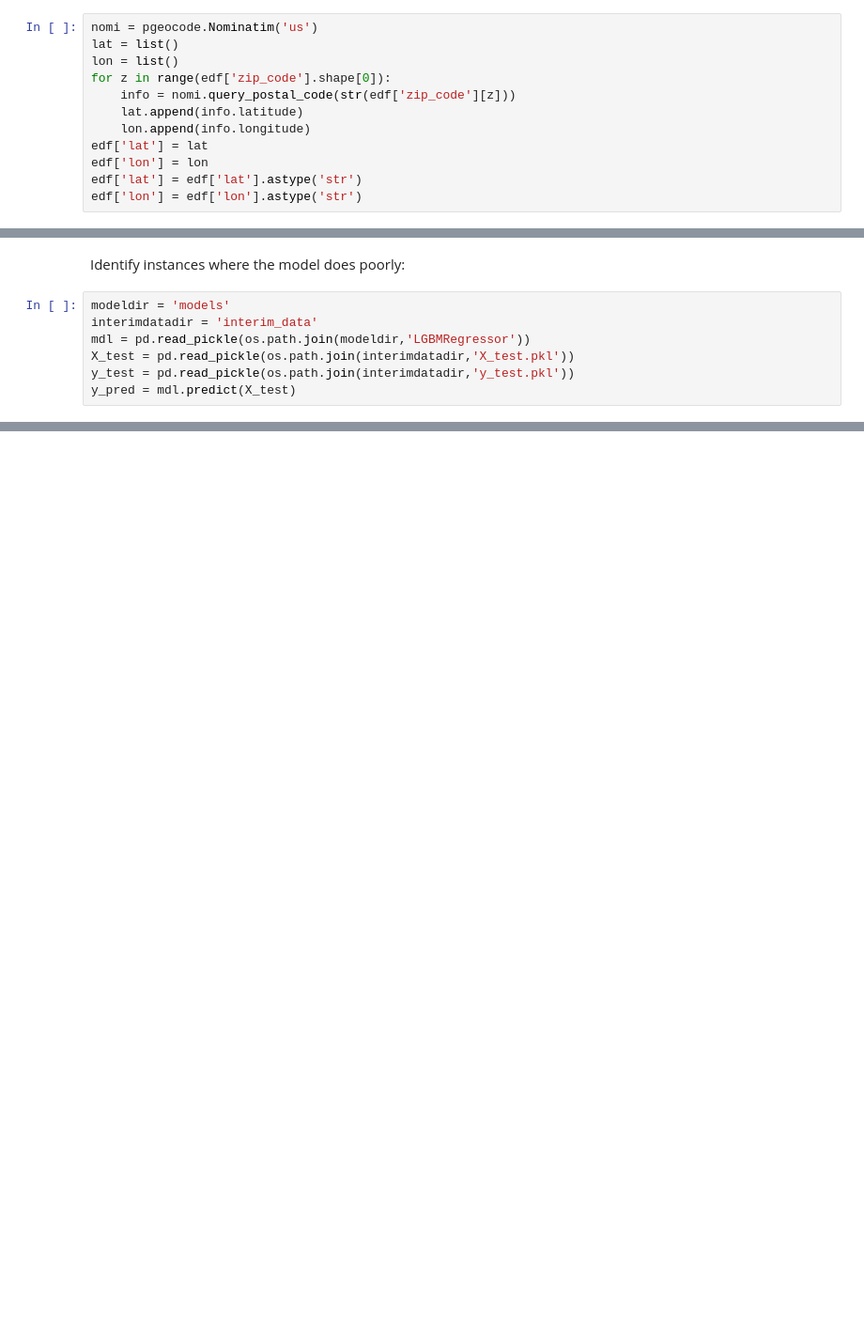
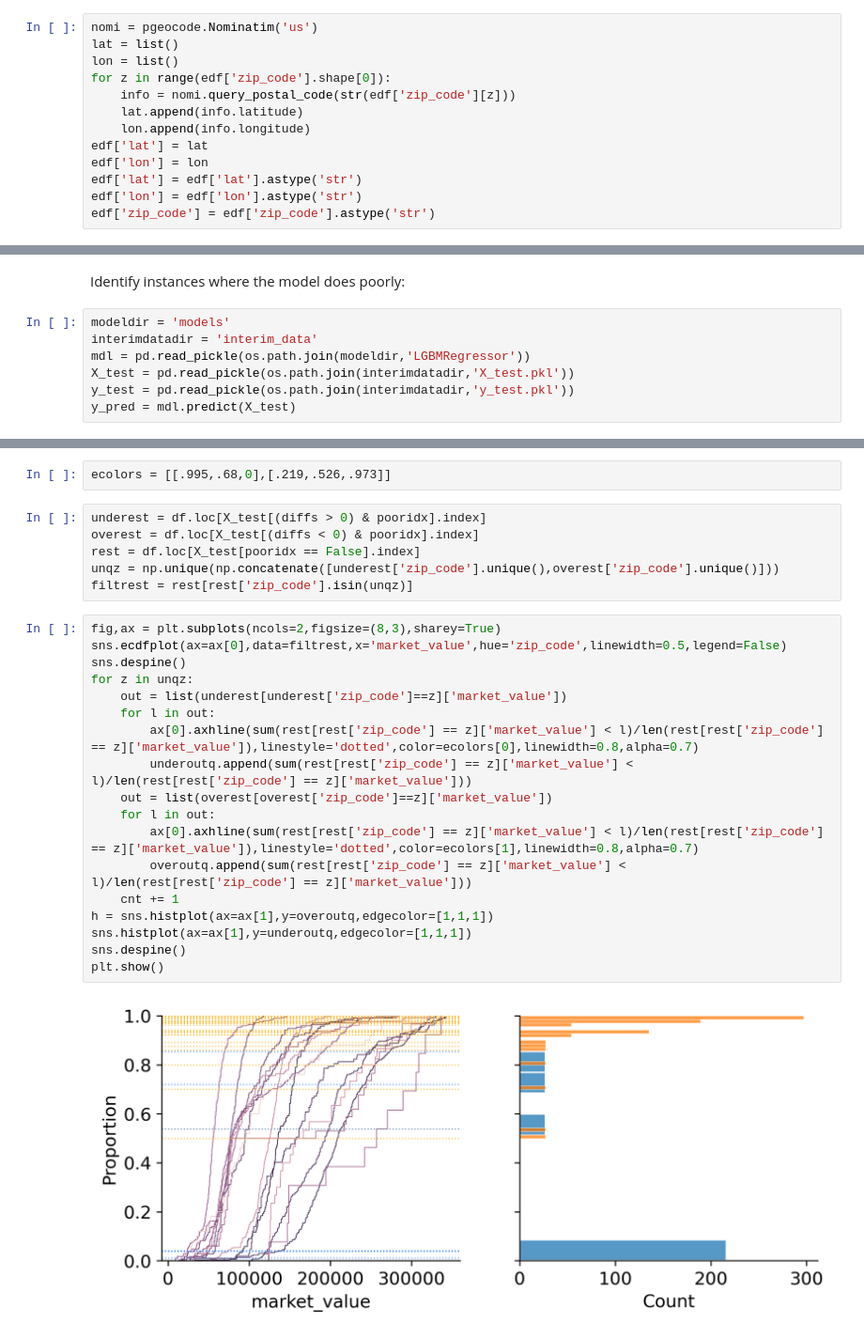
Before and after one commit to kadougherty/philadelphiaprops, a Jupyter notebook: evaluate.ipynb, the cells around one changed output, grey strips where cells are left out. Shown at 94% size. Drawn from its saved outputs; the diff is of its cells as text; blank space fills up the shorter version.

```diff
--- a/evaluate.ipynb
+++ b/evaluate.ipynb
@@ -91,6 +84,7 @@ edf['lat'] = lat
 edf['lon'] = lon
 edf['lat'] = edf['lat'].astype('str')
 edf['lon'] = edf['lon'].astype('str')
+edf['zip_code'] = edf['zip_code'].astype('str')
 # %%
 phl = geopandas.read_file(os.path.join(interimdatadir,'Zipcodes_Poly.geojson'))
 rm = list()
@@ -172,0 +187,28 @@ pooridx = absdiff > per99
+# %%
+ecolors = [[.995,.68,0],[.219,.526,.973]]
+# %%
+underest = df.loc[X_test[(diffs > 0) & pooridx].index]
+overest = df.loc[X_test[(diffs < 0) & pooridx].index]
+rest = df.loc[X_test[pooridx == False].index]
+unqz = np.unique(np.concatenate([underest['zip_code'].unique(),overest['zip_code'].unique()]))
+filtrest = rest[rest['zip_code'].isin(unqz)]
+# %%
+fig,ax = plt.subplots(ncols=2,figsize=(8,3),sharey=True)
+sns.ecdfplot(ax=ax[0],data=filtrest,x='market_value',hue='zip_code',linewidth=0.5,legend=False)
+sns.despine()
+for z in unqz:
+    out = list(underest[underest['zip_code']==z]['market_value'])
+    for l in out:
+        ax[0].axhline(sum(rest[rest['zip_code'] == z]['market_value'] < l)/len(rest[rest['zip_code'] == z]['market_value']),linestyle='dotted',color=ecolors[0],linewidth=0.8,alpha=0.7)
+        underoutq.append(sum(rest[rest['zip_code'] == z]['market_value'] < l)/len(rest[rest['zip_code'] == z]['market_value']))
+    out = list(overest[overest['zip_code']==z]['market_value'])
+    for l in out:
+        ax[0].axhline(sum(rest[rest['zip_code'] == z]['market_value'] < l)/len(rest[rest['zip_code'] == z]['market_value']),linestyle='dotted',color=ecolors[1],linewidth=0.8,alpha=0.7)
+        overoutq.append(sum(rest[rest['zip_code'] == z]['market_value'] < l)/len(rest[rest['zip_code'] == z]['market_value']))
+    cnt += 1
+h = sns.histplot(ax=ax[1],y=overoutq,edgecolor=[1,1,1])
+sns.histplot(ax=ax[1],y=underoutq,edgecolor=[1,1,1])
+sns.despine()
+plt.show()
+# %% [output]
+[figure, added]
```
Also changed, not shown: parts of 6 cells of this notebook.
